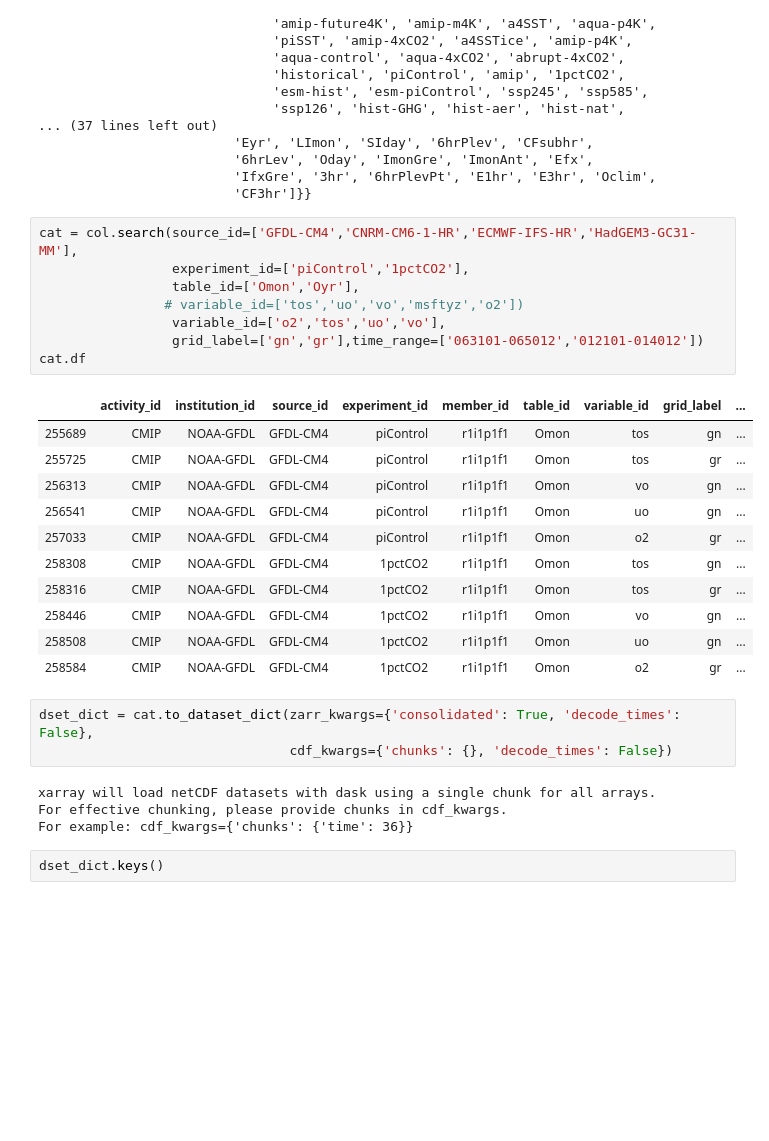
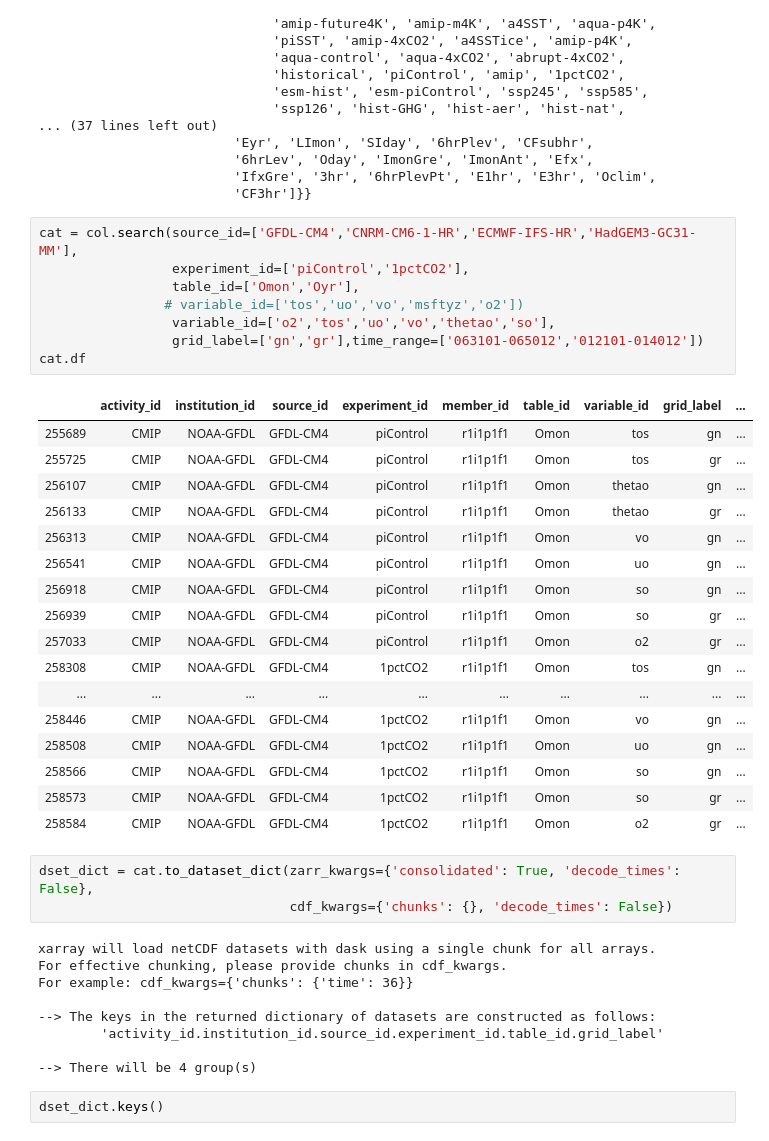
Before and after one commit to mclaret/cmip6hack-GS, a Jupyter notebook: notebooks/MC_1.ipynb, the cells around one changed output. Cells and saved outputs as stored; diff of their text form; blank space fills up the shorter version.

```diff
--- a/notebooks/MC_1.ipynb
+++ b/notebooks/MC_1.ipynb
@@ -51,22 +51,28 @@ pprint.pprint(uni_dict, compact=True)
 # %%
 cat = col.search(source_id=['GFDL-CM4','CNRM-CM6-1-HR','ECMWF-IFS-HR','HadGEM3-GC31-MM'],
                  experiment_id=['piControl','1pctCO2'],
                  table_id=['Omon','Oyr'],
                 # variable_id=['tos','uo','vo','msftyz','o2'])
-                 variable_id=['o2','tos','uo','vo'],
+                 variable_id=['o2','tos','uo','vo','thetao','so'],
                  grid_label=['gn','gr'],time_range=['063101-065012','012101-014012'])
 cat.df
 # %% [output]
 |  | activity_id | institution_id | source_id | experiment_id | member_id | table_id | variable_id | grid_label | ... |
 | 255689 | CMIP | NOAA-GFDL | GFDL-CM4 | piControl | r1i1p1f1 | Omon | tos | gn | ... |
 | 255725 | CMIP | NOAA-GFDL | GFDL-CM4 | piControl | r1i1p1f1 | Omon | tos | gr | ... |
+| 256107 | CMIP | NOAA-GFDL | GFDL-CM4 | piControl | r1i1p1f1 | Omon | thetao | gn | ... |
+| 256133 | CMIP | NOAA-GFDL | GFDL-CM4 | piControl | r1i1p1f1 | Omon | thetao | gr | ... |
 | 256313 | CMIP | NOAA-GFDL | GFDL-CM4 | piControl | r1i1p1f1 | Omon | vo | gn | ... |
 | 256541 | CMIP | NOAA-GFDL | GFDL-CM4 | piControl | r1i1p1f1 | Omon | uo | gn | ... |
+| 256918 | CMIP | NOAA-GFDL | GFDL-CM4 | piControl | r1i1p1f1 | Omon | so | gn | ... |
+| 256939 | CMIP | NOAA-GFDL | GFDL-CM4 | piControl | r1i1p1f1 | Omon | so | gr | ... |
 | 257033 | CMIP | NOAA-GFDL | GFDL-CM4 | piControl | r1i1p1f1 | Omon | o2 | gr | ... |
 | 258308 | CMIP | NOAA-GFDL | GFDL-CM4 | 1pctCO2 | r1i1p1f1 | Omon | tos | gn | ... |
-| 258316 | CMIP | NOAA-GFDL | GFDL-CM4 | 1pctCO2 | r1i1p1f1 | Omon | tos | gr | ... |
+| ... | ... | ... | ... | ... | ... | ... | ... | ... | ... |
 | 258446 | CMIP | NOAA-GFDL | GFDL-CM4 | 1pctCO2 | r1i1p1f1 | Omon | vo | gn | ... |
 | 258508 | CMIP | NOAA-GFDL | GFDL-CM4 | 1pctCO2 | r1i1p1f1 | Omon | uo | gn | ... |
+| 258566 | CMIP | NOAA-GFDL | GFDL-CM4 | 1pctCO2 | r1i1p1f1 | Omon | so | gn | ... |
+| 258573 | CMIP | NOAA-GFDL | GFDL-CM4 | 1pctCO2 | r1i1p1f1 | Omon | so | gr | ... |
 | 258584 | CMIP | NOAA-GFDL | GFDL-CM4 | 1pctCO2 | r1i1p1f1 | Omon | o2 | gr | ... |
 # %%
 dset_dict = cat.to_dataset_dict(zarr_kwargs={'consolidated': True, 'decode_times': False},
@@ -75,6 +81,11 @@ dset_dict = cat.to_dataset_dict(zarr_kwargs={'consolidated': True, 'decode_times
 xarray will load netCDF datasets with dask using a single chunk for all arrays.
 For effective chunking, please provide chunks in cdf_kwargs.
 For example: cdf_kwargs={'chunks': {'time': 36}}
+
+--> The keys in the returned dictionary of datasets are constructed as follows:
+        'activity_id.institution_id.source_id.experiment_id.table_id.grid_label'
+
+--> There will be 4 group(s)
 # %%
 dset_dict.keys()
 # %% [output]
```
Also changed, not shown: parts of 19 cells of this notebook.
